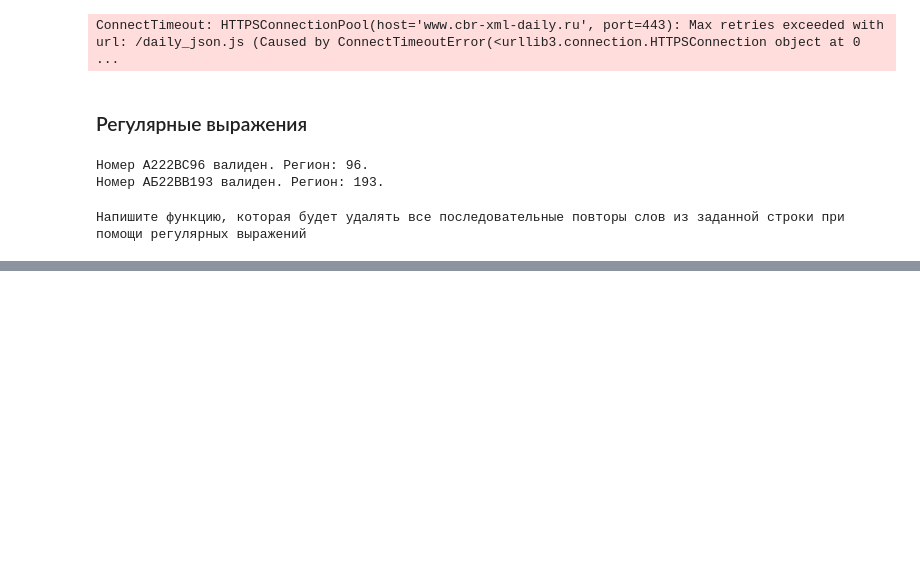
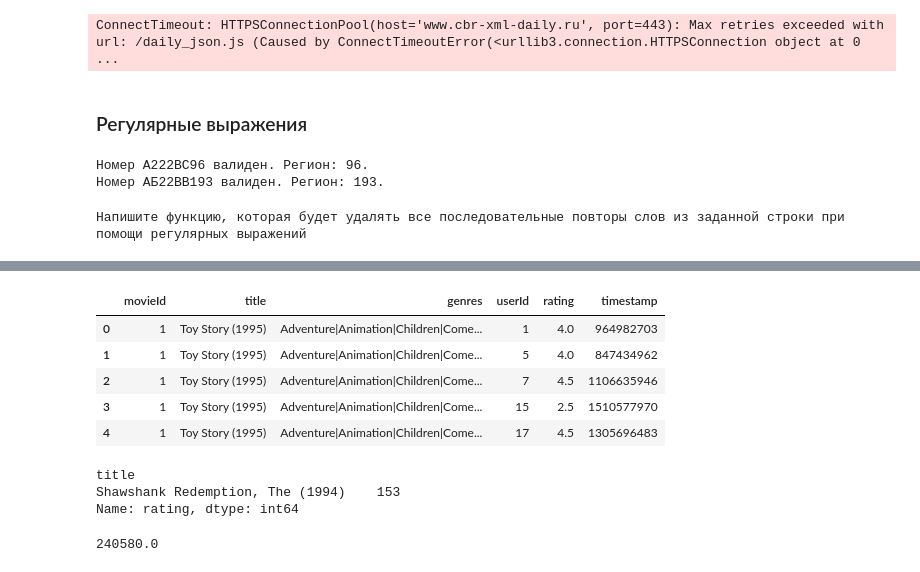
Before and after one commit to kuziri/Neo, a Jupyter notebook: log_2025_04_27.ipynb, the cells around one changed output, grey strips where cells are left out. Saved outputs shown, nothing was run; the diff lists cells and outputs as text; code cells hidden in the pictures; blank space fills up the shorter version.

```diff
--- a/log_2025_04_27.ipynb
+++ b/log_2025_04_27.ipynb
@@ -1217,0 +1233,3 @@ print(res)
+# %%
+df_movies = pd.read_csv('movies.csv')
+df_movies.head()
@@ -1217,0 +1243,3 @@ print(res)
+# %%
+df_ratings = pd.read_csv('ratings.csv')
+df_ratings.info()
@@ -1217,0 +1258,22 @@ print(res)
+# %%
+df_m_r = df_movies.merge(df_ratings, on = 'movieId')
+df_m_r.head()
+# %% [output]
+|  | movieId | title | genres | userId | rating | timestamp |
+| 0 | 1 | Toy Story (1995) | Adventure|Animation|Children|Come... | 1 | 4.0 | 964982703 |
+| 1 | 1 | Toy Story (1995) | Adventure|Animation|Children|Come... | 5 | 4.0 | 847434962 |
+| 2 | 1 | Toy Story (1995) | Adventure|Animation|Children|Come... | 7 | 4.5 | 1106635946 |
+| 3 | 1 | Toy Story (1995) | Adventure|Animation|Children|Come... | 15 | 2.5 | 1510577970 |
+| 4 | 1 | Toy Story (1995) | Adventure|Animation|Children|Come... | 17 | 4.5 | 1305696483 |
+# %%
+df_m_r[df_m_r['rating'] == 5.0].groupby(['title'])['rating'].count().sort_values(ascending = False).head(1)
+# %% [output]
+title
+Shawshank Redemption, The (1994)    153
+Name: rating, dtype: int64
+# %%
+# str_query = '(country  "Estonia" or "Latvia" or "Lithuania") and ('category')
+df_power[(df_power['country'].isin(["Estonia", "Latvia", "Lithuania"])) & (df_power['category'].isin([4, 12, 21])) & (df_power['year'].between(2005, 2010)) & (df_power['quantity'] >= 0)]['quantity'].sum()
+# df_power.query(str_query)
+# %% [output]
+240580.0
```
Also changed, not shown: parts of 5 cells of this notebook.
